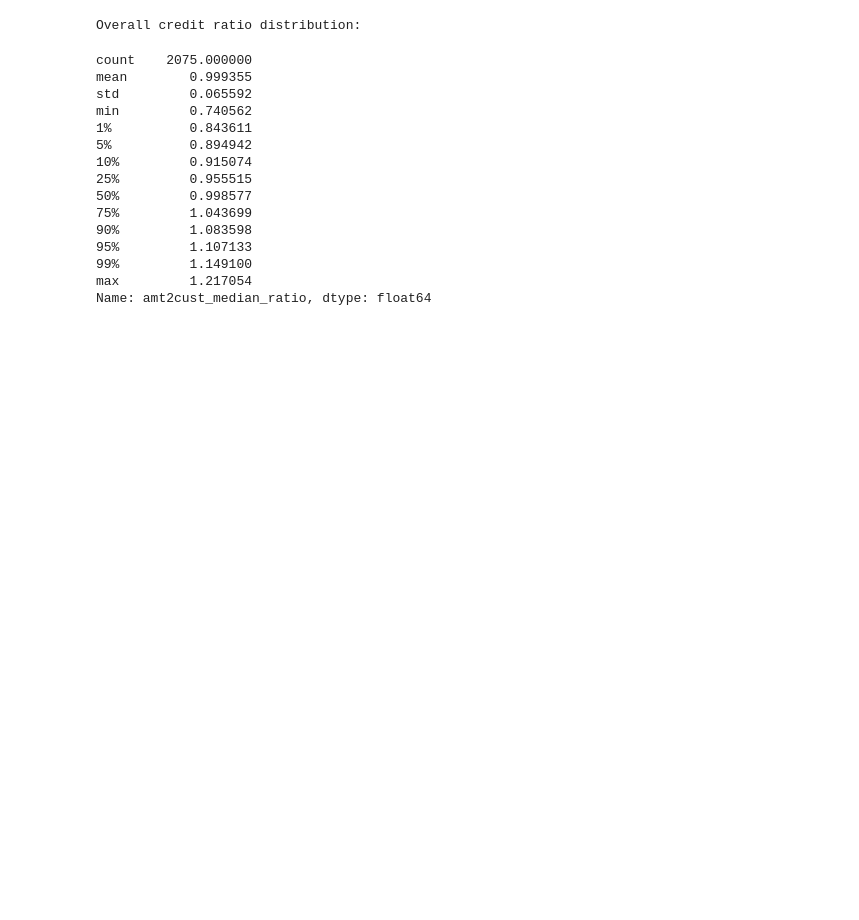
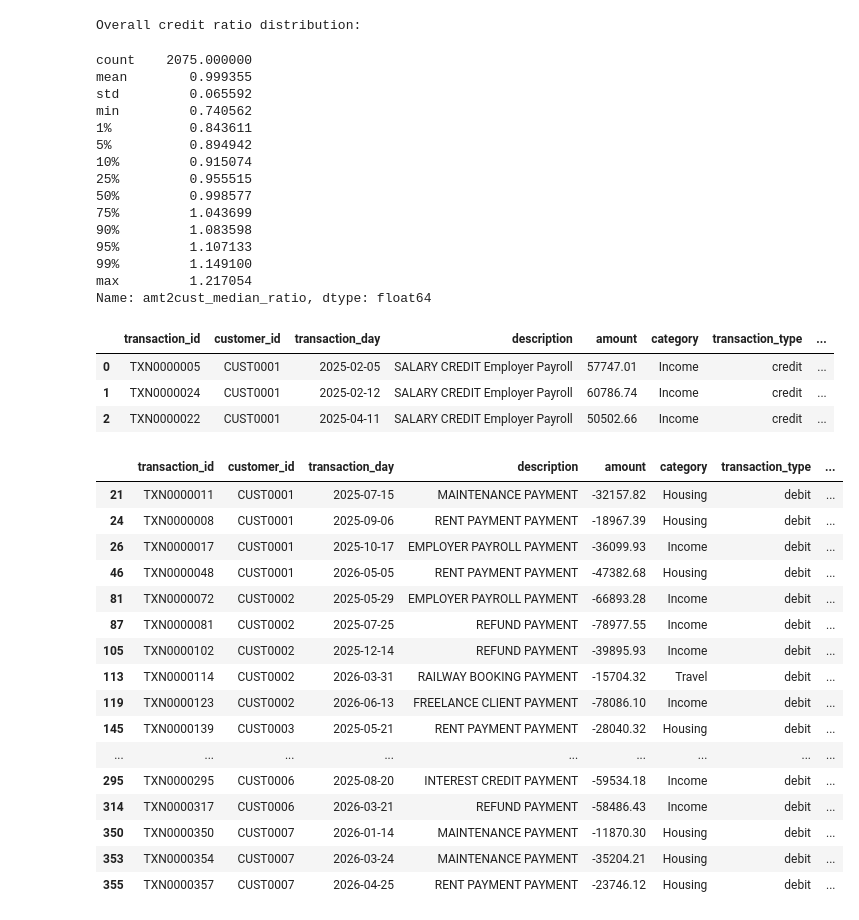
Before and after one commit to ReinSoup/Financial-Transaction-Intelligence, a Jupyter notebook: notebooks/transaction_anomaly.ipynb, the cells around one changed output. Cells and saved outputs as stored; diff of their text form; code cells hidden in the pictures; blank space fills up the shorter version.

```diff
--- a/notebooks/transaction_anomaly.ipynb
+++ b/notebooks/transaction_anomaly.ipynb
@@ -1158,0 +1159,27 @@ ok
+# %%
+behavior_transactions.head(3)
+# %% [output]
+|  | transaction_id | customer_id | transaction_day | description | amount | category | transaction_type | ... |
+| 0 | TXN0000005 | CUST0001 | 2025-02-05 | SALARY CREDIT Employer Payroll | 57747.01 | Income | credit | ... |
+| 1 | TXN0000024 | CUST0001 | 2025-02-12 | SALARY CREDIT Employer Payroll | 60786.74 | Income | credit | ... |
+| 2 | TXN0000022 | CUST0001 | 2025-04-11 | SALARY CREDIT Employer Payroll | 50502.66 | Income | credit | ... |
+# %%
+behavior_transactions[(behavior_transactions["transaction_type"] == "debit") & (behavior_transactions["amt2cust_median_ratio"] > 10)].head(20)
+# %% [output]
+|  | transaction_id | customer_id | transaction_day | description | amount | category | transaction_type | ... |
+| 21 | TXN0000011 | CUST0001 | 2025-07-15 | MAINTENANCE PAYMENT | -32157.82 | Housing | debit | ... |
+| 24 | TXN0000008 | CUST0001 | 2025-09-06 | RENT PAYMENT PAYMENT | -18967.39 | Housing | debit | ... |
+| 26 | TXN0000017 | CUST0001 | 2025-10-17 | EMPLOYER PAYROLL PAYMENT | -36099.93 | Income | debit | ... |
+| 46 | TXN0000048 | CUST0001 | 2026-05-05 | RENT PAYMENT PAYMENT | -47382.68 | Housing | debit | ... |
+| 81 | TXN0000072 | CUST0002 | 2025-05-29 | EMPLOYER PAYROLL PAYMENT | -66893.28 | Income | debit | ... |
+| 87 | TXN0000081 | CUST0002 | 2025-07-25 | REFUND PAYMENT | -78977.55 | Income | debit | ... |
+| 105 | TXN0000102 | CUST0002 | 2025-12-14 | REFUND PAYMENT | -39895.93 | Income | debit | ... |
+| 113 | TXN0000114 | CUST0002 | 2026-03-31 | RAILWAY BOOKING PAYMENT | -15704.32 | Travel | debit | ... |
+| 119 | TXN0000123 | CUST0002 | 2026-06-13 | FREELANCE CLIENT PAYMENT | -78086.10 | Income | debit | ... |
+| 145 | TXN0000139 | CUST0003 | 2025-05-21 | RENT PAYMENT PAYMENT | -28040.32 | Housing | debit | ... |
+| ... | ... | ... | ... | ... | ... | ... | ... | ... |
+| 295 | TXN0000295 | CUST0006 | 2025-08-20 | INTEREST CREDIT PAYMENT | -59534.18 | Income | debit | ... |
+| 314 | TXN0000317 | CUST0006 | 2026-03-21 | REFUND PAYMENT | -58486.43 | Income | debit | ... |
+| 350 | TXN0000350 | CUST0007 | 2026-01-14 | MAINTENANCE PAYMENT | -11870.30 | Housing | debit | ... |
+| 353 | TXN0000354 | CUST0007 | 2026-03-24 | MAINTENANCE PAYMENT | -35204.21 | Housing | debit | ... |
+| 355 | TXN0000357 | CUST0007 | 2026-04-25 | RENT PAYMENT PAYMENT | -23746.12 | Housing | debit | ... |
```
Also changed, not shown: parts of 11 cells of this notebook, 3 other files.
